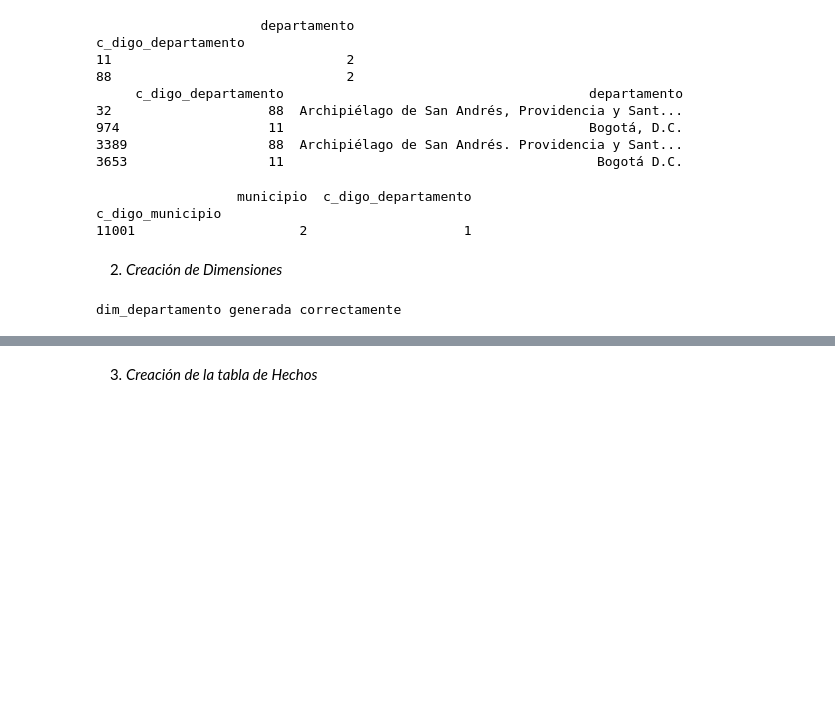
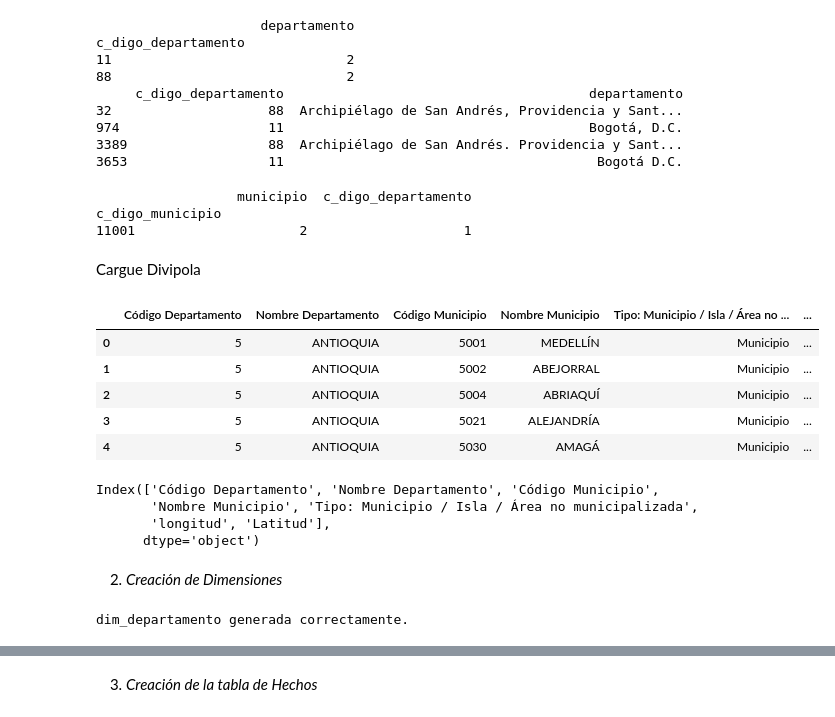
Before and after one commit to SandraGarzonB/Diplomado-Usta, a Jupyter notebook: Cuadernos/Modelos_dimensionales.ipynb, the cells around one changed output, grey strips where cells are left out. Saved outputs shown, nothing was run; the diff lists cells and outputs as text; code cells hidden in the pictures; blank space fills up the shorter version.

```diff
--- a/Cuadernos/Modelos_dimensionales.ipynb
+++ b/Cuadernos/Modelos_dimensionales.ipynb
@@ -219,3 +170,26 @@ df_raw.loc[df_raw['c_digo_departamento'] == 88, 'departamento'] = \
 df_raw['departamento'] = df_raw['departamento'].str.strip().str.replace(r'[.,;]+', '', regex=True)
 # %%
 df_raw['municipio'] = df_raw['municipio'].str.strip().str.replace(r'[.,]', '', regex=True)
+# %% [markdown]
+Cargue Divipola
+# %%
+import pandas as pd
+
+url = "https://www.datos.gov.co/api/views/gdxc-w37w/rows.csv?accessType=DOWNLOAD"
+divipola = pd.read_csv(url)
+
+divipola.head()
+# %% [output]
+|  | Código Departamento | Nombre Departamento | Código Municipio | Nombre Municipio | Tipo: Municipio / Isla / Área no ... | ... |
+| 0 | 5 | ANTIOQUIA | 5001 | MEDELLÍN | Municipio | ... |
+| 1 | 5 | ANTIOQUIA | 5002 | ABEJORRAL | Municipio | ... |
+| 2 | 5 | ANTIOQUIA | 5004 | ABRIAQUÍ | Municipio | ... |
+| 3 | 5 | ANTIOQUIA | 5021 | ALEJANDRÍA | Municipio | ... |
+| 4 | 5 | ANTIOQUIA | 5030 | AMAGÁ | Municipio | ... |
+# %%
+print(divipola.columns)
+# %% [output]
+Index(['Código Departamento', 'Nombre Departamento', 'Código Municipio',
+       'Nombre Municipio', 'Tipo: Municipio / Isla / Área no municipalizada',
+       'longitud', 'Latitud'],
+      dtype='object')
@@ -224,9 +220,17 @@ df_raw['municipio'] = df_raw['municipio'].str.strip().str.replace(r'[.,]', '', r
 # %%
-dim_departamento = df_raw[['c_digo_departamento', 'departamento']].drop_duplicates().reset_index(drop=True)
-dim_departamento['ct_departamento'] = dim_departamento.index + 1
+dim_departamento = df_raw[['c_digo_departamento', 'departamento']].drop_duplicates()
+
+dim_departamento = dim_departamento.merge(
+    divipola[['c_digo_departamento', 'departamento']].drop_duplicates(),
+    on='c_digo_departamento', how='left', suffixes=('', '_divipola')
+)
+
+dim_departamento = dim_departamento.reset_index(drop=True)
+dim_departamento['id_departamento'] = dim_departamento.index + 1
+dim_departamento = dim_departamento[['id_departamento', 'c_digo_departamento', 'departamento']]
 
 # Validación
-assert dim_departamento['c_digo_departamento'].is_unique, "Hay claves duplicadas en c_digo_departamento"
-print("dim_departamento generada correctamente")
+assert dim_departamento['c_digo_departamento'].is_unique, "Claves duplicadas en dim_departamento"
+print("dim_departamento generada correctamente.")
 # %% [output]
-dim_departamento generada correctamente
+dim_departamento generada correctamente.
```
Also changed, not shown: parts of 29 cells of this notebook.
